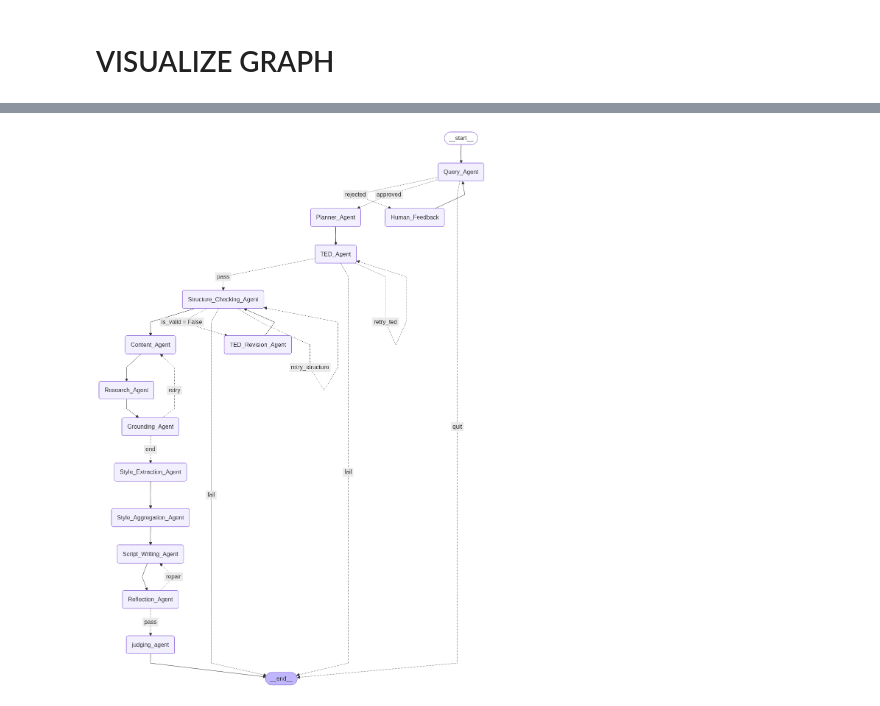
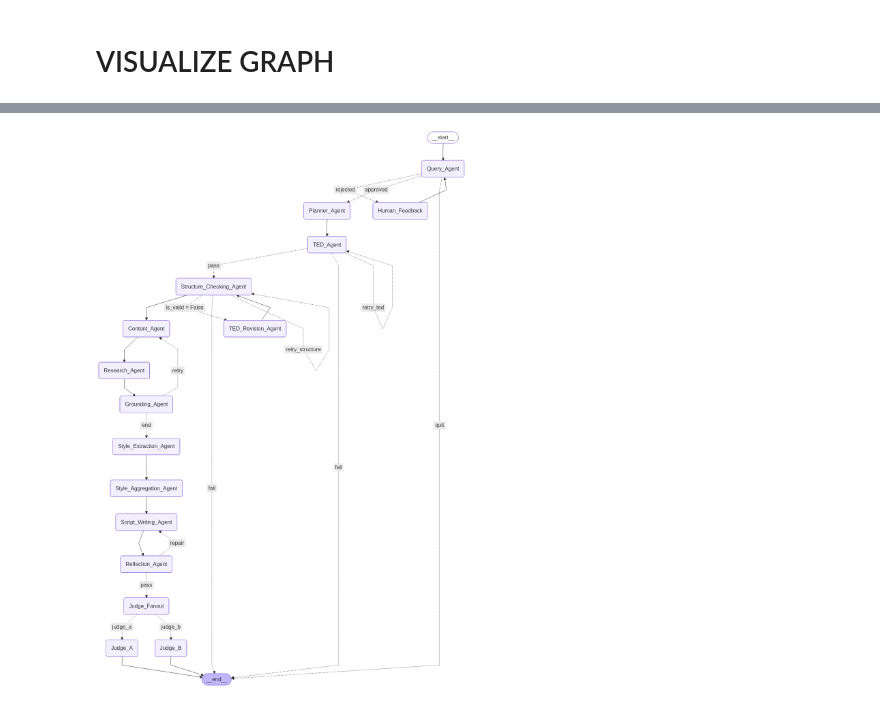
Before and after one commit to BrannonOh/CS614_GroupProject, a Jupyter notebook: Brannon_File.ipynb, the cells around one changed output, grey strips where cells are left out. Saved outputs shown, nothing was run; the diff lists cells and outputs as text; code cells hidden in the pictures.

```diff
--- a/Brannon_File.ipynb
+++ b/Brannon_File.ipynb
@@ -1569,7 +1477,8 @@ from agents.style_extraction_agent import Style_Extraction_Agent
 from agents.style_aggregation_agent import Style_Aggregation_Agent
 from agents.script_writing_agent import Script_Writing_Agent
 from agents.reflection_agent import Reflection_Agent
-from agents.judging_agent import judging_agent_node
+from agents.judging_agent_A import judging_agent_a_node
+from agents.judging_agent_B import judging_agent_b_node
 
 # =================
 # ROUTING FUNCTIONS
@@ -1689,6 +1598,10 @@ def route_after_reflection_check(state: SpeechScriptState):
 
     return "repair"
 
+# JUDGING
+def route_to_judges(state: SpeechScriptState):
+    return["judge_a", "judge_b"]
+
 
 # =============
 # BUILD GRAPH
@@ -1710,8 +1623,9 @@ def build_graph():
     builder.add_node("Style_Aggregation_Agent", Style_Aggregation_Agent)
     builder.add_node("Script_Writing_Agent", Script_Writing_Agent)
     builder.add_node("Reflection_Agent", Reflection_Agent)
-    builder.add_node("judging_agent", judging_agent_node)
-
+    builder.add_node("Judge_Fanout", lambda state: state)
+    builder.add_node("Judge_A", judging_agent_a_node)
+    builder.add_node("Judge_B", judging_agent_b_node)
 
     # Define flow
     builder.add_edge(START, "Query_Agent")
@@ -1757,33 +1671,44 @@ def build_graph():
 
     builder.add_conditional_edges(
         "Grounding_Agent",
         route_after_grounding,
         {
             "retry": "Content_Agent",
             "end": "Style_Extraction_Agent",
         },
     )
     #builder.add_edge("Content_Agent", "Style_Extraction_Agent") ## PLS DOUBLE CHECK FLOW, I COMMENTED THIS OUT WHEN ADDING CONTENT/RESEARCH/GROUNDING
     builder.add_edge("Style_Extraction_Agent", "Style_Aggregation_Agent")
     builder.add_edge("Style_Aggregation_Agent", "Script_Writing_Agent")
     builder.add_edge("Script_Writing_Agent", "Reflection_Agent")
 
     builder.add_conditional_edges(
         "Reflection_Agent",
         route_after_reflection_check,
         {
-            "pass": "judging_agent", # Go to Judging Agent
+            "pass": "Judge_Fanout", # Go to Judging Agent
             "repair": "Script_Writing_Agent"
         }
     )
-    builder.add_edge("judging_agent", END)
+
+    builder.add_conditional_edges(
+        "Judge_Fanout",
+        route_to_judges,
+        {
+            "judge_a": "Judge_A",
+            "judge_b": "Judge_B",
+        }
+    )
+
+    builder.add_edge("Judge_A", END)
+    builder.add_edge("Judge_B", END)
 
     # Compile graph
     return builder.compile()
 
 graph = build_graph()
 
 # Visualize the graph
 Image(graph.get_graph().draw_mermaid_png())
 # %% [output]
-[figure, old version]
+[figure, new version]
```
Also changed, not shown: parts of 9 cells of this notebook, 20 other files.
